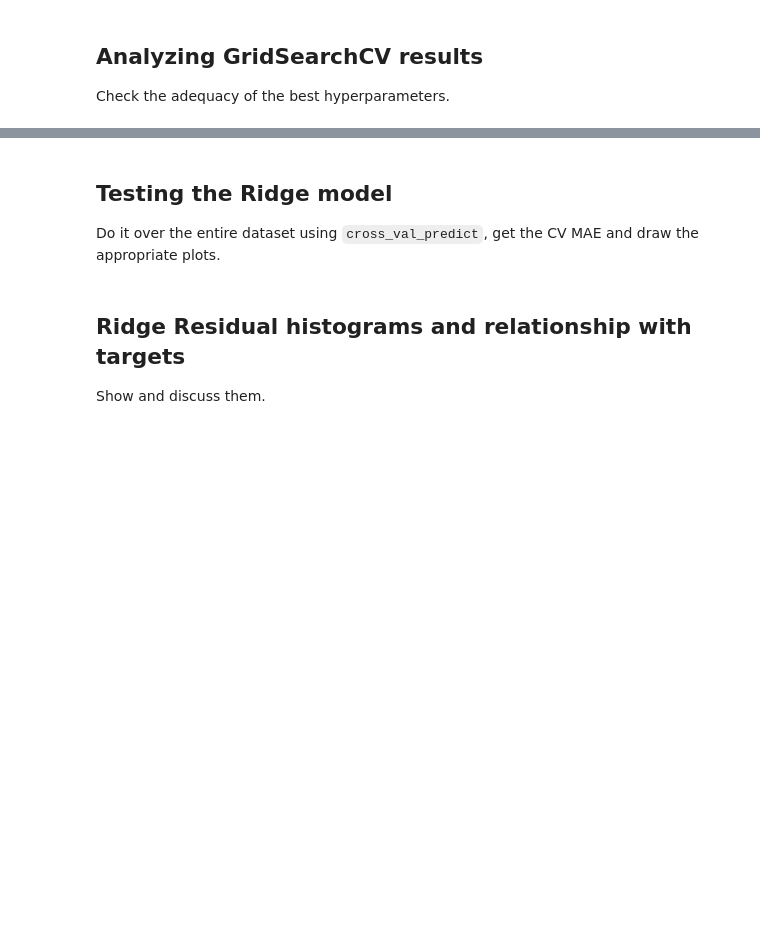
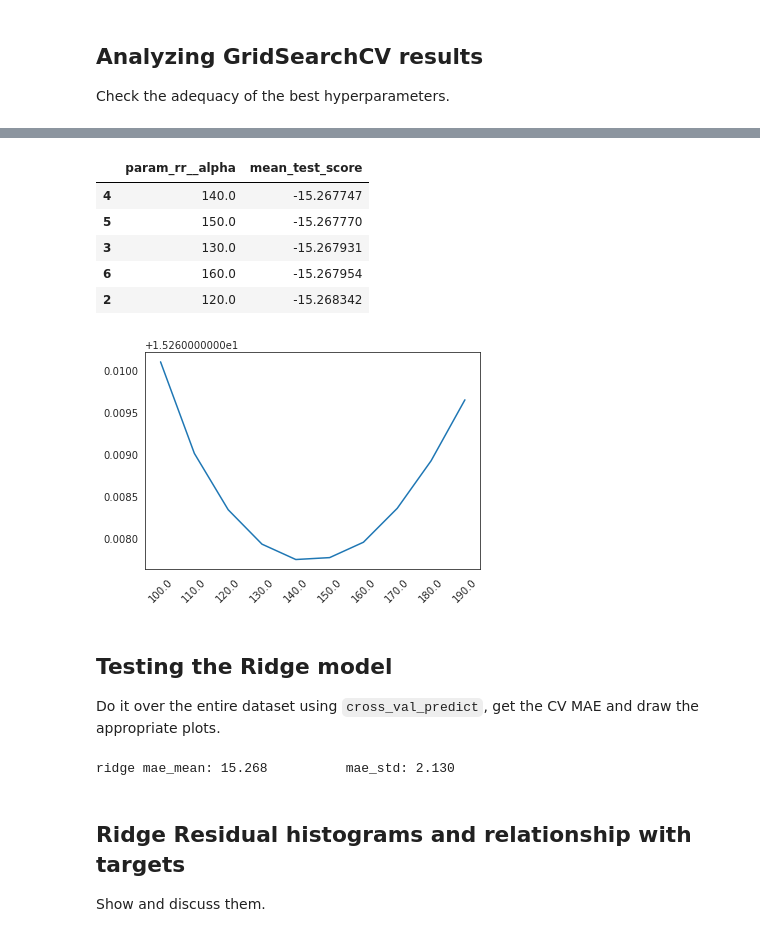
Before and after one commit to Javimh18/AnalisisFund, a Jupyter notebook: P3/practica3_javi.ipynb, the cells around one changed output, grey strips where cells are left out. Saved outputs shown, nothing was run; the diff lists cells and outputs as text; code cells hidden in the pictures; blank space fills up the shorter version.

```diff
--- a/P3/practica3_javi.ipynb
+++ b/P3/practica3_javi.ipynb
@@ -212,7 +281,28 @@ Check the adequacy of the best hyperparameters.
+# %%
+df_cv_estimator_2 = pd.DataFrame.from_dict(cv_estimator_2.cv_results_)
+
+display(df_cv_estimator_2[["param_rr__alpha", "mean_test_score"]].sort_values(by="mean_test_score", ascending=False).head())
+
+plt.xticks(range(len(l_alpha)), l_alpha, rotation=45)
+_ = plt.plot( -df_cv_estimator_2['mean_test_score'])
+# %% [output]
+|  | param_rr__alpha | mean_test_score |
+| 4 | 140.0 | -15.267747 |
+| 5 | 150.0 | -15.267770 |
+| 3 | 130.0 | -15.267931 |
+| 6 | 160.0 | -15.267954 |
+| 2 | 120.0 | -15.268342 |
+[figure, added]
 # %% [markdown]
 ## Testing the Ridge model
 
 Do it over the entire dataset using `cross_val_predict`, get the CV MAE and draw the appropriate plots.
+# %%
+best_rr = cv_estimator_2.best_estimator_
+rr_scores = cross_val_score(best_rr, x, y, scoring="neg_mean_absolute_error", cv=kf, n_jobs=-1)
+print("ridge mae_mean: %.3f\t\tmae_std: %.3f" % (-rr_scores.mean(), rr_scores.std()))
+# %% [output]
+ridge mae_mean: 15.268          mae_std: 2.130
 # %% [markdown]
 ## Ridge Residual histograms and relationship with targets
 
```
Also changed, not shown: parts of 9 cells of this notebook.
